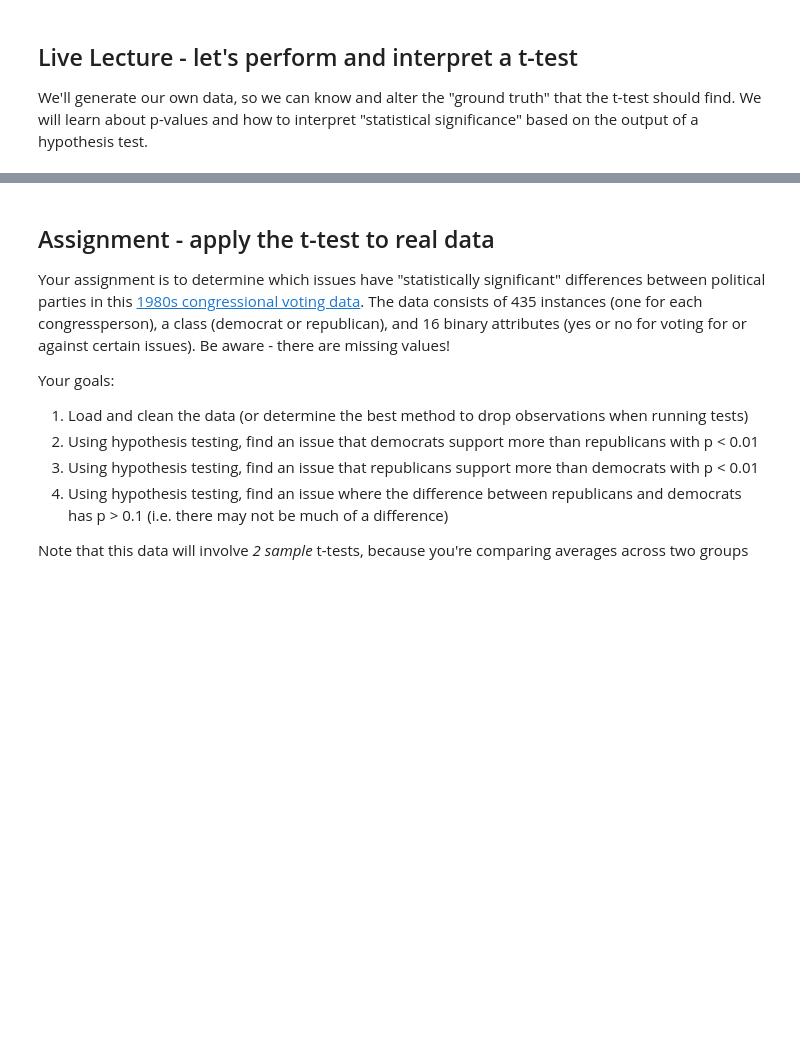
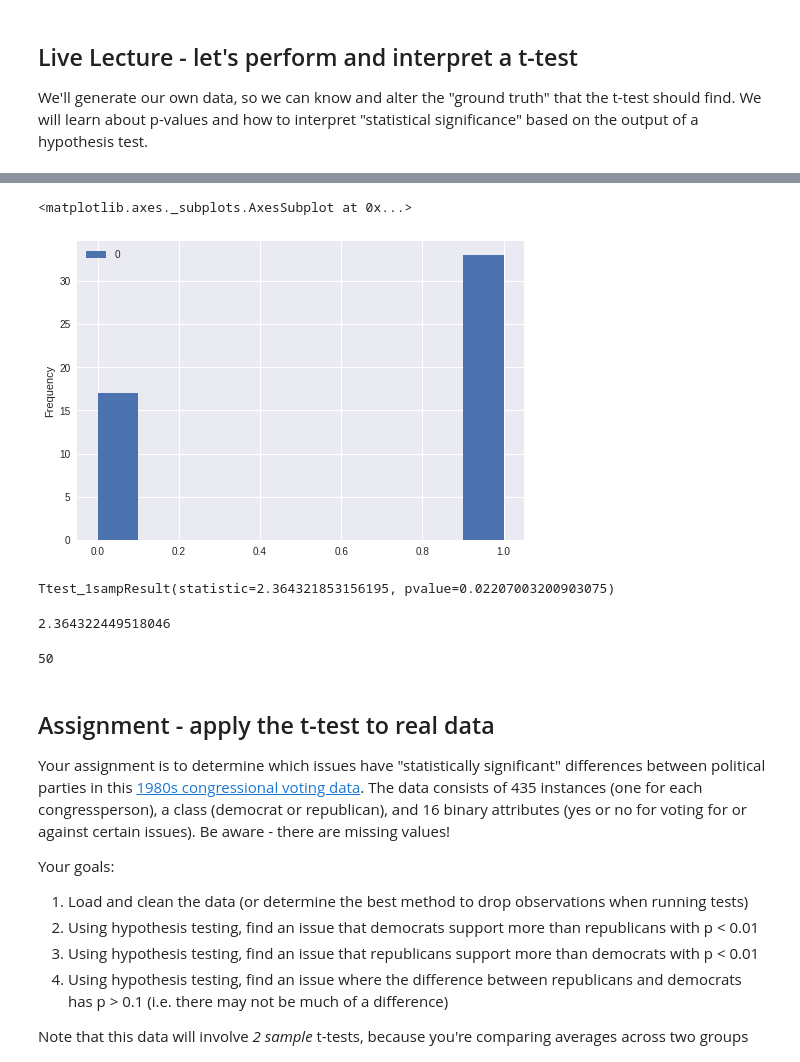
Before and after one commit to bloominstituteoftechnology/DS-Unit-1-Sprint-3-Statistical-Tests-and-Experiments, a Jupyter notebook: module1-statistics-probability-and-inference/LS_DS_141_Statistics_Probability_and_Inference.ipynb, the cells around one changed output, grey strips where cells are left out. Drawn from its saved outputs; the diff is of its cells as text; code cells hidden in the pictures; blank space fills up the shorter version.

```diff
--- a/module1-statistics-probability-and-inference/LS_DS_141_Statistics_Probability_and_Inference.ipynb
+++ b/module1-statistics-probability-and-inference/LS_DS_141_Statistics_Probability_and_Inference.ipynb
@@ -79,0 +84,11 @@ We'll generate our own data, so we can know and alter the "ground truth" that th
+# %%
+# TODO - during class, but please help!
+survey_data = [0, 1, 0, 1, 0, 0, 0, 1, 1, 0, 0, 1, 1, 1, 1, 1, 1, 1,
+               0, 0, 1, 1, 1, 1, 1, 1, 1, 1, 1, 0, 1, 1, 1, 1, 1, 1,
+               1, 0, 1, 0, 1, 1, 0, 1, 0, 1, 1, 0, 0, 0]
+
+import numpy as np
+import pandas as pd
+
+df = pd.DataFrame(survey_data)
+df.describe()
@@ -79,0 +105,30 @@ We'll generate our own data, so we can know and alter the "ground truth" that th
+# %%
+df.plot.hist()
+# %% [output]
+<matplotlib.axes._subplots.AxesSubplot at 0x...>
+[figure, added]
+# %%
+# Now with confidence!
+
+import scipy
+scipy.stats.ttest_1samp(survey_data, 0.5)
+# %% [output]
+Ttest_1sampResult(statistic=2.364321853156195, pvalue=0.02207003200903075)
+# %%
+# the t-statistic is the ratio of the departure of the estimated value of  a
+# parameter from its hypothesized value to its standard error
+
+# We want to calculate: tstat = 2.364321853156195
+
+sample_stderr = 0.478518 / np.sqrt(len(survey_data))
+sample_mean = 0.660000
+null_hypothesis_mean = 0.5
+
+t_stat = (sample_mean - null_hypothesis_mean) / sample_stderr
+print(t_stat)
+# %% [output]
+2.364322449518046
+# %%
+len(survey_data)
+# %% [output]
+50
```
Also changed, not shown: parts of 41 cells of this notebook.
